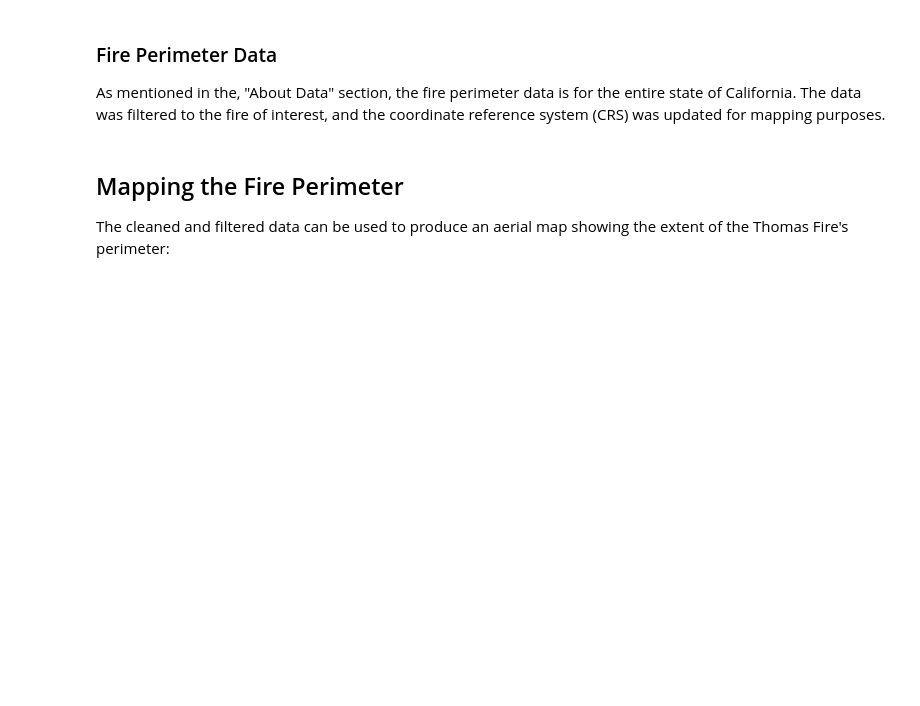
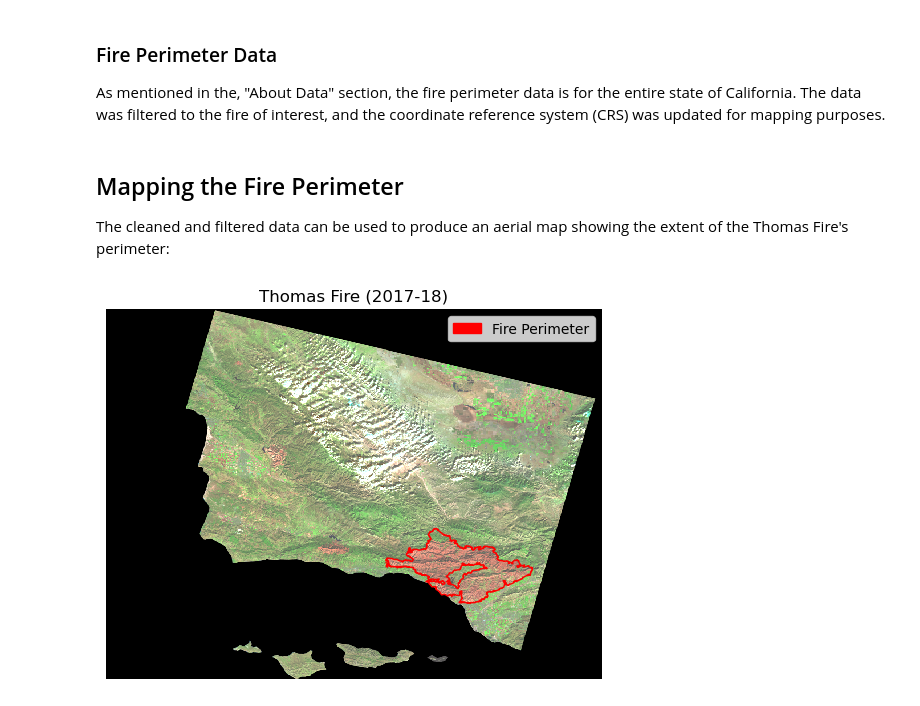
Before and after one commit to bbarajas429/eds220-lesson10-geopandas, a Jupyter notebook: final-nb.ipynb, the cells around one changed output. Drawn from its saved outputs; the diff is of its cells as text; code cells hidden in the pictures; blank space fills up the shorter version.

```diff
--- a/final-nb.ipynb
+++ b/final-nb.ipynb
@@ -36,7 +36,7 @@ Loading data for analysis:
 landsat_raw = rioxr.open_rasterio(os.path.join(os.getcwd(),'data','landsat8-2018-01-26-sb-simplified.nc'))
 
 # ca fire perimeter data
-fire_perimeter = gpd.read_file(os.path.join(os.getcwd(), 'data', 'ca_fire_perimeters_2017',
+fire_perimeter = gpd.read_file(os.path.join(os.getcwd(), 'data', 'fire_perim',
                                            'California_Fire_Perimeters_2017.shp'))
 #import 2017 and 2018 aqi data
 aqi_18 = pd.read_csv('https://aqs.epa.gov/aqsweb/airdata/daily_aqi_by_county_2018.zip')
@@ -65,15 +65,17 @@ thomas = fire_perimeter[fire_perimeter['fire_name']=='THOMAS']
 The cleaned and filtered data can be used to produce an aerial map showing the extent of the Thomas Fire's perimeter:
 # %%
 fig, ax = plt.subplots()
-ax.axis('off') #remove axes
-ax.set_title('Santa Barbara County, Thomas Fire (2017-18)') # update title
+ax.axis('off')
 
-#--------------------------
-thomas.plot(ax=ax, color = 'None', edgecolor = 'red', legend=True) #plot thomas fire
+# map thomas fire perimeter
+thomas.plot(ax=ax, color = 'None', edgecolor = 'red', legend=True)
 thomas_patch = mpatches.Patch(color = 'red', label = 'Fire Perimeter') #legend parameters
 
-#--------------------------
+# map raster data
 landsat[['swir22','nir08','red']].to_array().plot.imshow(robust=True) #plot SB county
 
-#--------------------------
-_ = ax.legend(handles=[thomas_patch]) #add legend, removing unwanted output
+# update legend and title
+ax.set_title('Thomas Fire (2017-18)')
+_ = ax.legend(handles=[thomas_patch])
+# %% [output]
+[figure, added]
```
Also changed, not shown: parts of 6 cells of this notebook.
